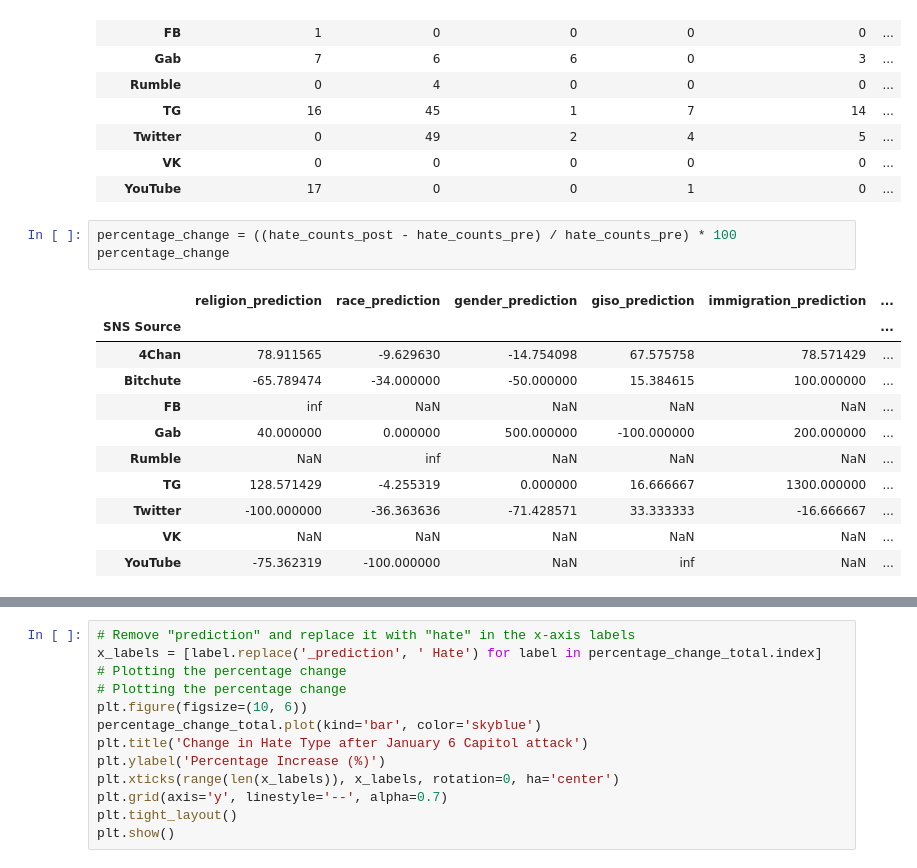
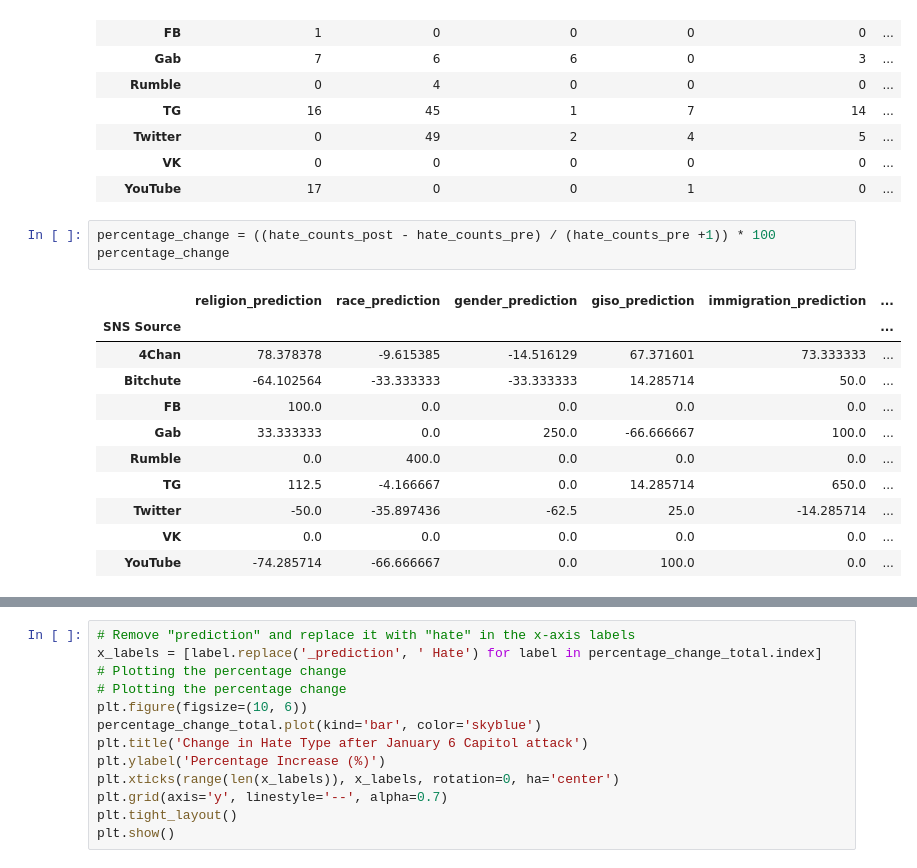
Before and after one commit to gwdonlab/data-access, a Jupyter notebook: elections-online-hate/Data_Analysis_Notebook.ipynb, the cells around one changed output, grey strips where cells are left out. Cells and saved outputs as stored; diff of their text form.

```diff
--- a/elections-online-hate/Data_Analysis_Notebook.ipynb
+++ b/elections-online-hate/Data_Analysis_Notebook.ipynb
@@ -230,20 +230,20 @@ hate_counts_post
 | VK | 0 | 0 | 0 | 0 | 0 | ... |
 | YouTube | 17 | 0 | 0 | 1 | 0 | ... |
 # %%
-percentage_change = ((hate_counts_post - hate_counts_pre) / hate_counts_pre) * 100
+percentage_change = ((hate_counts_post - hate_counts_pre) / (hate_counts_pre +1)) * 100
 percentage_change
 # %% [output]
 |  | religion_prediction | race_prediction | gender_prediction | giso_prediction | immigration_prediction | ... |
 | SNS Source |  |  |  |  |  | ... |
-| 4Chan | 78.911565 | -9.629630 | -14.754098 | 67.575758 | 78.571429 | ... |
-| Bitchute | -65.789474 | -34.000000 | -50.000000 | 15.384615 | 100.000000 | ... |
-| FB | inf | NaN | NaN | NaN | NaN | ... |
-| Gab | 40.000000 | 0.000000 | 500.000000 | -100.000000 | 200.000000 | ... |
-| Rumble | NaN | inf | NaN | NaN | NaN | ... |
-| TG | 128.571429 | -4.255319 | 0.000000 | 16.666667 | 1300.000000 | ... |
-| Twitter | -100.000000 | -36.363636 | -71.428571 | 33.333333 | -16.666667 | ... |
-| VK | NaN | NaN | NaN | NaN | NaN | ... |
-| YouTube | -75.362319 | -100.000000 | NaN | inf | NaN | ... |
+| 4Chan | 78.378378 | -9.615385 | -14.516129 | 67.371601 | 73.333333 | ... |
+| Bitchute | -64.102564 | -33.333333 | -33.333333 | 14.285714 | 50.0 | ... |
+| FB | 100.0 | 0.0 | 0.0 | 0.0 | 0.0 | ... |
+| Gab | 33.333333 | 0.0 | 250.0 | -66.666667 | 100.0 | ... |
+| Rumble | 0.0 | 400.0 | 0.0 | 0.0 | 0.0 | ... |
+| TG | 112.5 | -4.166667 | 0.0 | 14.285714 | 650.0 | ... |
+| Twitter | -50.0 | -35.897436 | -62.5 | 25.0 | -14.285714 | ... |
+| VK | 0.0 | 0.0 | 0.0 | 0.0 | 0.0 | ... |
+| YouTube | -74.285714 | -66.666667 | 0.0 | 100.0 | 0.0 | ... |
 # %%
 total_pre = hate_counts_pre.sum()
 total_post = hate_counts_post.sum()
```
Also changed, not shown: parts of 2 cells of this notebook.
